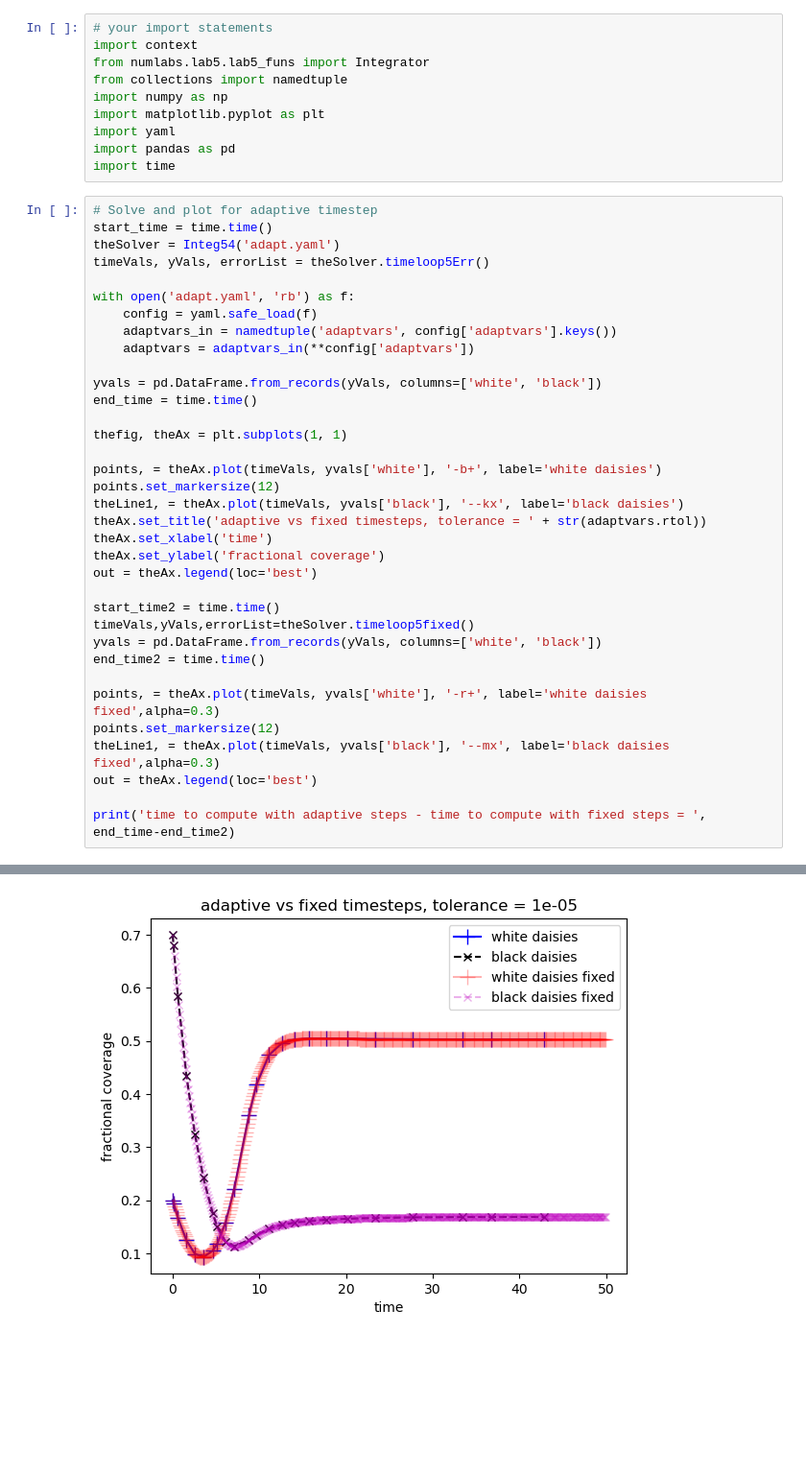
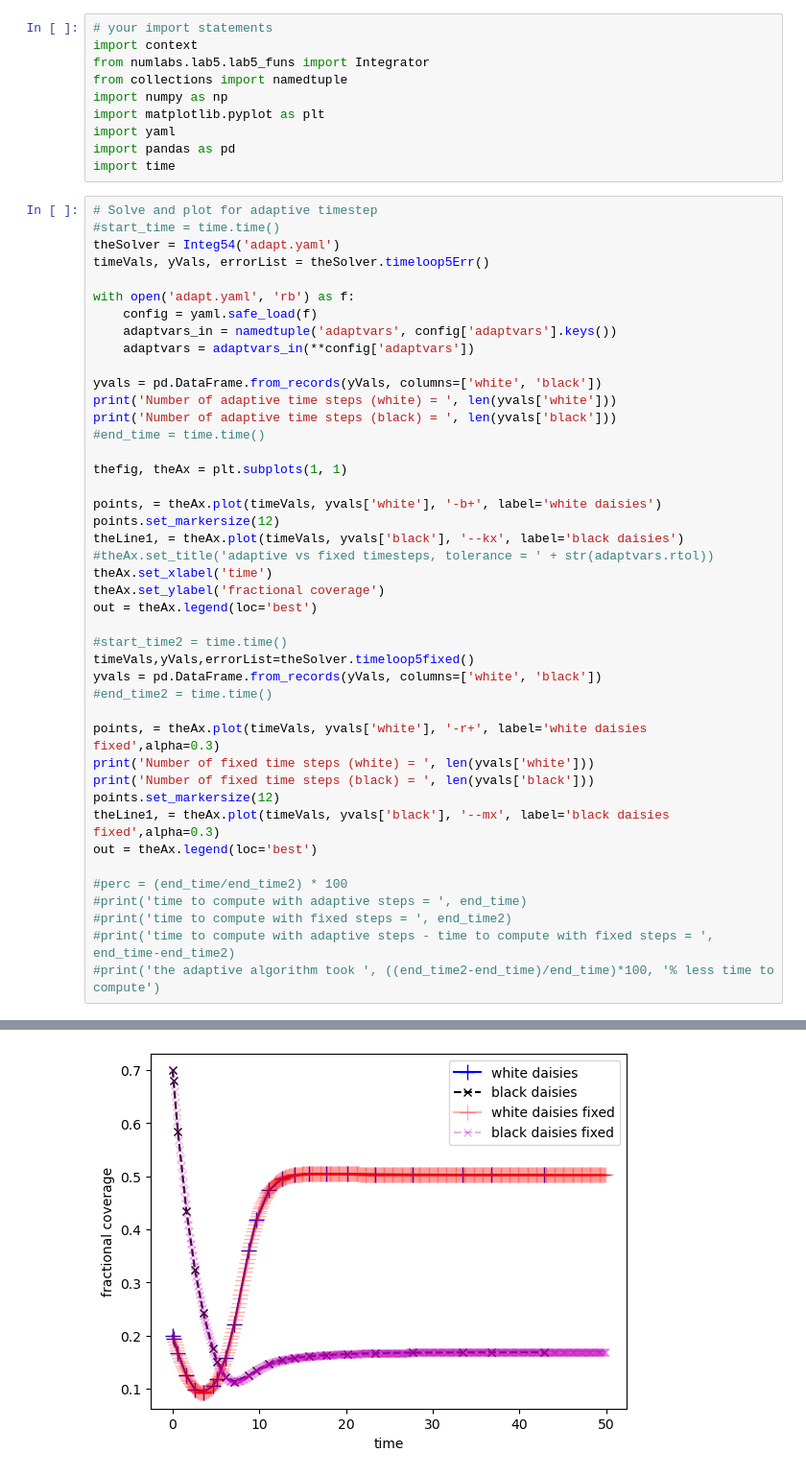
Before and after one commit to gwatts98/numeric_2024, a Jupyter notebook: notebooks/lab5/lab5-gwatts.ipynb, the cells around one changed output, grey strips where cells are left out. Shown at 96% size. Saved outputs shown, nothing was run; the diff lists cells and outputs as text; blank space fills up the shorter version.

```diff
--- a/notebooks/lab5/lab5-gwatts.ipynb
+++ b/notebooks/lab5/lab5-gwatts.ipynb
@@ -166,7 +164,7 @@ import pandas as pd
 import time
 # %%
 # Solve and plot for adaptive timestep
-start_time = time.time()
+#start_time = time.time()
 theSolver = Integ54('adapt.yaml')
 timeVals, yVals, errorList = theSolver.timeloop5Err()
 
@@ -176,27 +174,35 @@ with open('adapt.yaml', 'rb') as f:
     adaptvars = adaptvars_in(**config['adaptvars'])
 
 yvals = pd.DataFrame.from_records(yVals, columns=['white', 'black'])
-end_time = time.time()
+print('Number of adaptive time steps (white) = ', len(yvals['white']))
+print('Number of adaptive time steps (black) = ', len(yvals['black']))
+#end_time = time.time()
 
 thefig, theAx = plt.subplots(1, 1)
 
 points, = theAx.plot(timeVals, yvals['white'], '-b+', label='white daisies')
 points.set_markersize(12)
 theLine1, = theAx.plot(timeVals, yvals['black'], '--kx', label='black daisies')
-theAx.set_title('adaptive vs fixed timesteps, tolerance = ' + str(adaptvars.rtol))
+#theAx.set_title('adaptive vs fixed timesteps, tolerance = ' + str(adaptvars.rtol))
 theAx.set_xlabel('time')
 theAx.set_ylabel('fractional coverage')
 out = theAx.legend(loc='best')
 
-start_time2 = time.time()
+#start_time2 = time.time()
 timeVals,yVals,errorList=theSolver.timeloop5fixed()
 yvals = pd.DataFrame.from_records(yVals, columns=['white', 'black'])
-end_time2 = time.time()
+#end_time2 = time.time()
 
 points, = theAx.plot(timeVals, yvals['white'], '-r+', label='white daisies fixed',alpha=0.3)
+print('Number of fixed time steps (white) = ', len(yvals['white']))
+print('Number of fixed time steps (black) = ', len(yvals['black']))
 points.set_markersize(12)
 theLine1, = theAx.plot(timeVals, yvals['black'], '--mx', label='black daisies fixed',alpha=0.3)
 out = theAx.legend(loc='best')
 
-print('time to compute with adaptive steps - time to compute with fixed steps = ', end_time-end_time2)
+#perc = (end_time/end_time2) * 100
+#print('time to compute with adaptive steps = ', end_time)
+#print('time to compute with fixed steps = ', end_time2)
+#print('time to compute with adaptive steps - time to compute with fixed steps = ', end_time-end_time2)
+#print('the adaptive algorithm took ', ((end_time2-end_time)/end_time)*100, '% less time to compute')
 # %% [output]
@@ -204 +213 @@ time to compute with adaptive steps - time to compute with fixed steps =  -0.046
-[figure, old version]
+[figure, new version]
```
Also changed, not shown: parts of 27 cells of this notebook.
